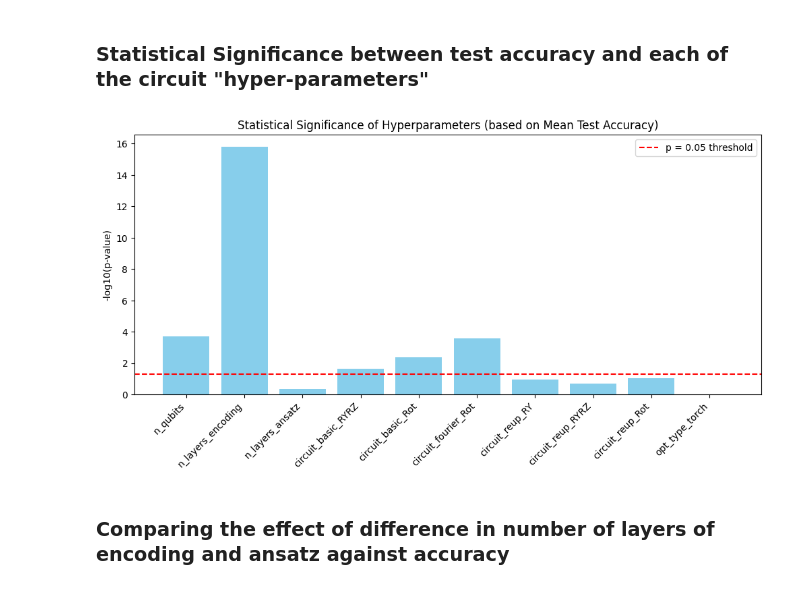
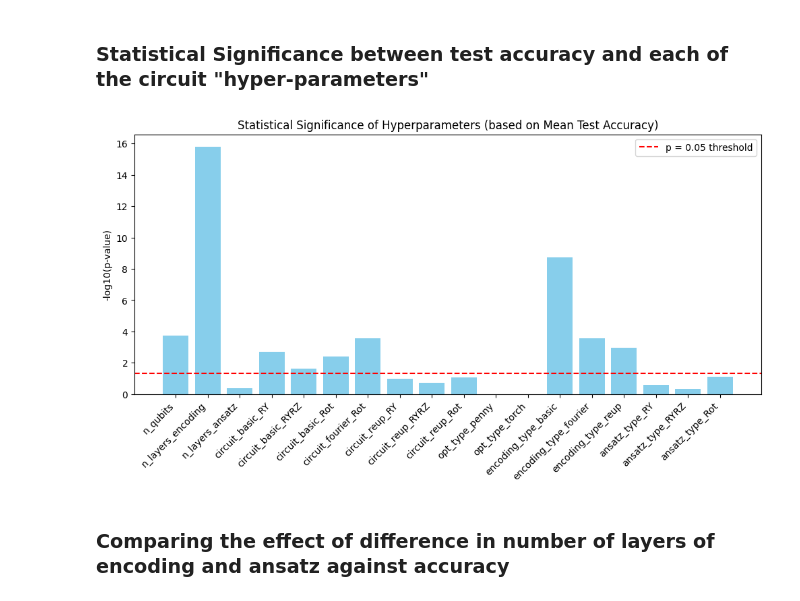
Before and after one commit to Eric-Whye/ClassicalML_Vs_QuantumML, a Jupyter notebook: Eric Whye - Quantum Project.ipynb, the cells around one changed output. Drawn from its saved outputs; the diff is of its cells as text; code cells hidden in the pictures.

```diff
--- a/Eric Whye - Quantum Project.ipynb
+++ b/Eric Whye - Quantum Project.ipynb
@@ -1613,33 +1604,33 @@ plt.show()
 # %%
 from sklearn.feature_selection import f_regression
 
 #One-hot encode categorical features like circuit and opt_type
 categorical_cols = ["circuit", "opt_type", "encoding_type", "ansatz_type"]
 continuous_cols = ["n_qubits", "n_layers_encoding", "n_layers_ansatz"]
 
 #Combine all features
-X_cat = pd.get_dummies(df[categorical_cols], drop_first=True)
+X_cat = pd.get_dummies(df[categorical_cols], drop_first=False)
 X_cont = df[continuous_cols]
 X = pd.concat([X_cont, X_cat], axis=1)
 #display(X)
 #Target variable (can be test_f1_mean, test_accuracy_mean, etc.)
 y = df["test_accuracy_mean"]
 f_scores, p_values = f_regression(X, y)
 
 #Convert to -log10(p) for visualization
 neg_log_pvals = -np.log10(p_values)
 feature_names = X.columns
 
 plt.figure(figsize=(12, 5))
 plt.bar(feature_names, neg_log_pvals, color="skyblue")
 plt.axhline(-np.log10(0.05), color="red", linestyle="--", label="p = 0.05 threshold")
 plt.title("Statistical Significance of Hyperparameters (based on Mean Test Accuracy)")
 plt.ylabel("-log10(p-value)")
 plt.xticks(rotation=45, ha="right")
 plt.legend()
 plt.show()
 # %% [output]
-[figure, old version]
+[figure, new version]
 # %% [markdown]
 ### Comparing the effect of difference in number of layers of encoding and ansatz against accuracy
 # %%
```
Also changed, not shown: parts of 8 cells of this notebook, 1 other file.
